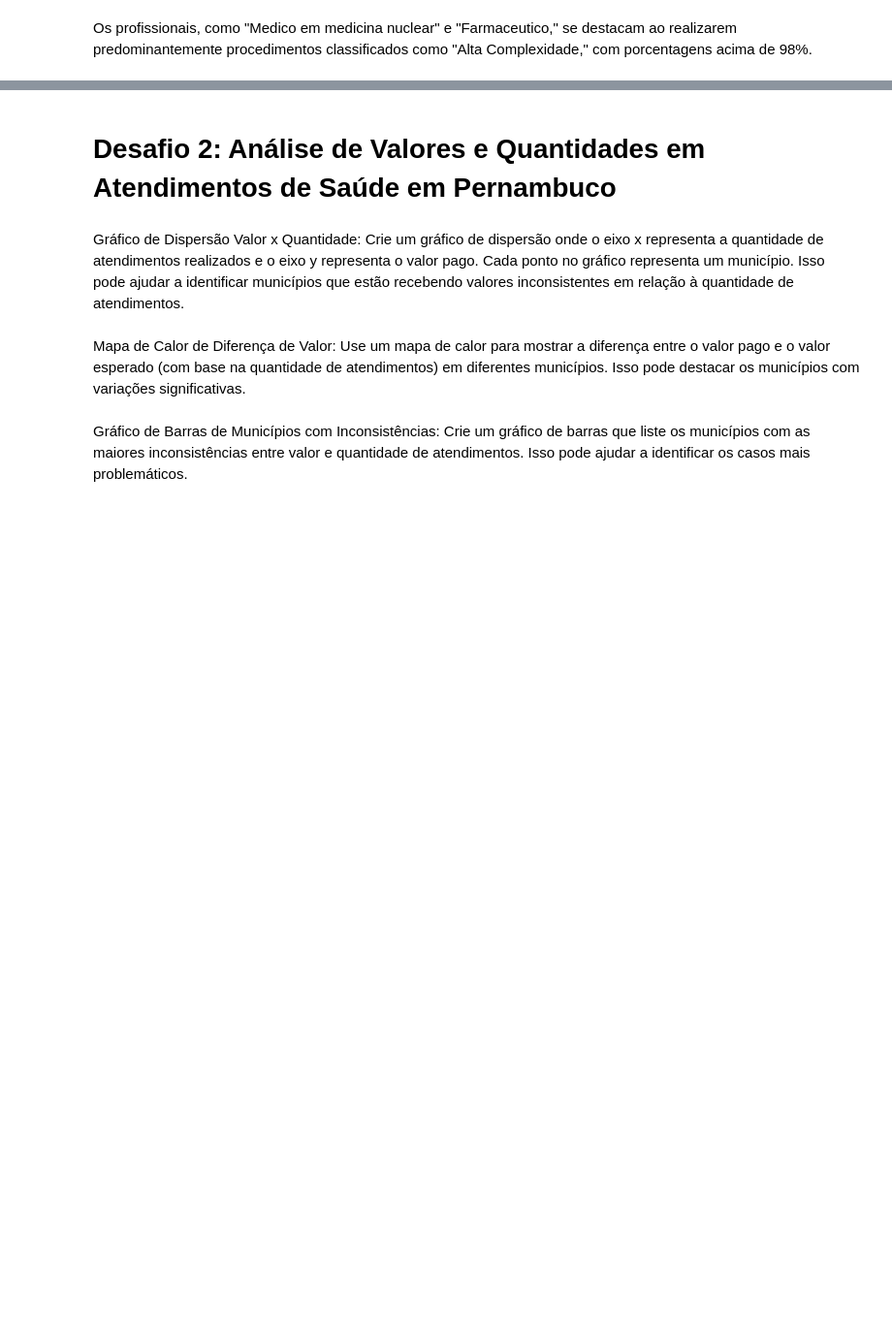
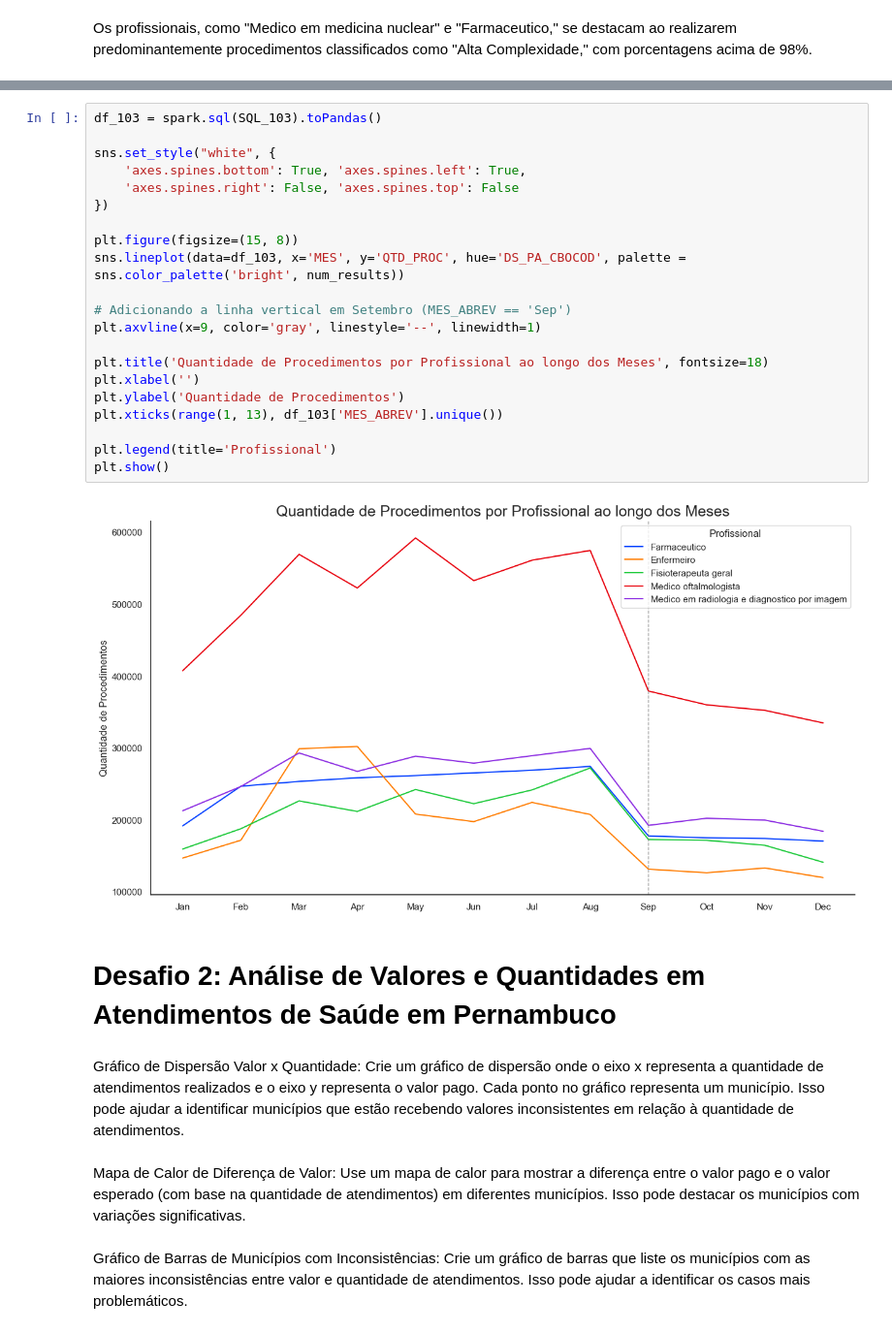
Before and after one commit to Vinicius-Luiz/etl_data_analisys_sia_python, a Jupyter notebook: 004_Data_Analysis.ipynb, the cells around one changed output, grey strips where cells are left out. Shown at 97% size. Drawn from its saved outputs; the diff is of its cells as text; blank space fills up the shorter version.

```diff
--- a/004_Data_Analysis.ipynb
+++ b/004_Data_Analysis.ipynb
@@ -217,3 +271,26 @@ Gráfico de Linhas Temporais por Profissional: Se houver uma variável de data,
+# %%
+df_103 = spark.sql(SQL_103).toPandas()
+
+sns.set_style("white", {
+    'axes.spines.bottom': True, 'axes.spines.left': True,
+    'axes.spines.right': False, 'axes.spines.top': False
+})
+
+plt.figure(figsize=(15, 8))
+sns.lineplot(data=df_103, x='MES', y='QTD_PROC', hue='DS_PA_CBOCOD', palette = sns.color_palette('bright', num_results))
+
+# Adicionando a linha vertical em Setembro (MES_ABREV == 'Sep')
+plt.axvline(x=9, color='gray', linestyle='--', linewidth=1)
+
+plt.title('Quantidade de Procedimentos por Profissional ao longo dos Meses', fontsize=18)
+plt.xlabel('')
+plt.ylabel('Quantidade de Procedimentos')
+plt.xticks(range(1, 13), df_103['MES_ABREV'].unique())
+
+plt.legend(title='Profissional')
+plt.show()
+# %% [output]
+[figure, added]
 # %% [markdown]
 # Desafio 2: Análise de Valores e Quantidades em Atendimentos de Saúde em Pernambuco
 # %% [markdown]
```
Also changed, not shown: parts of 13 cells of this notebook, 1 other file.
